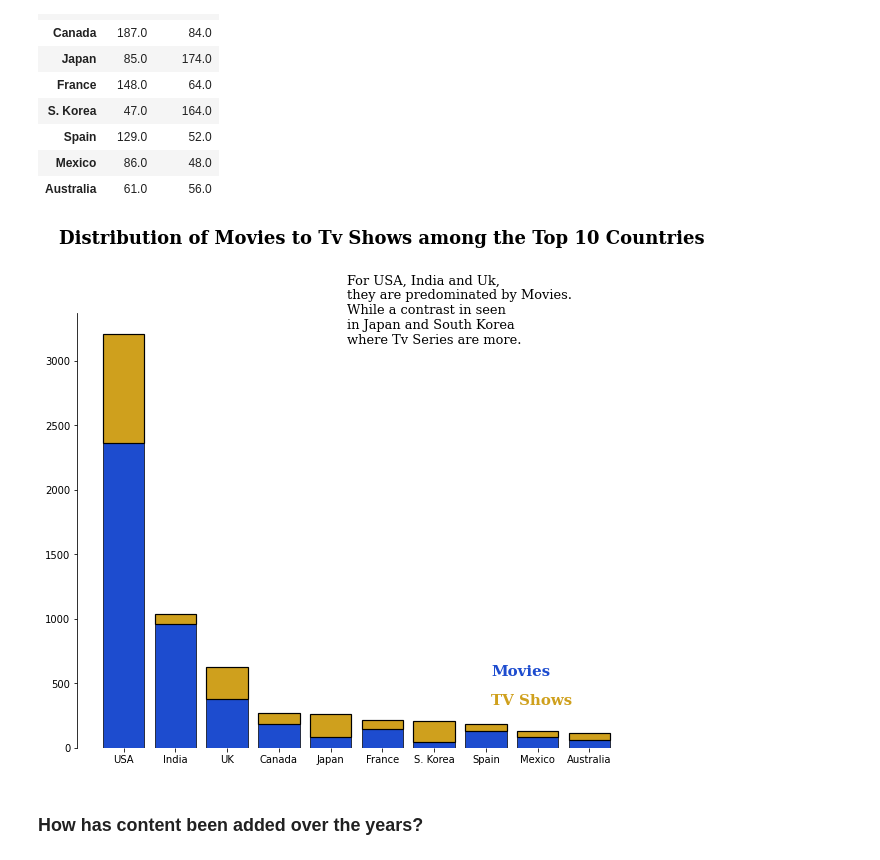
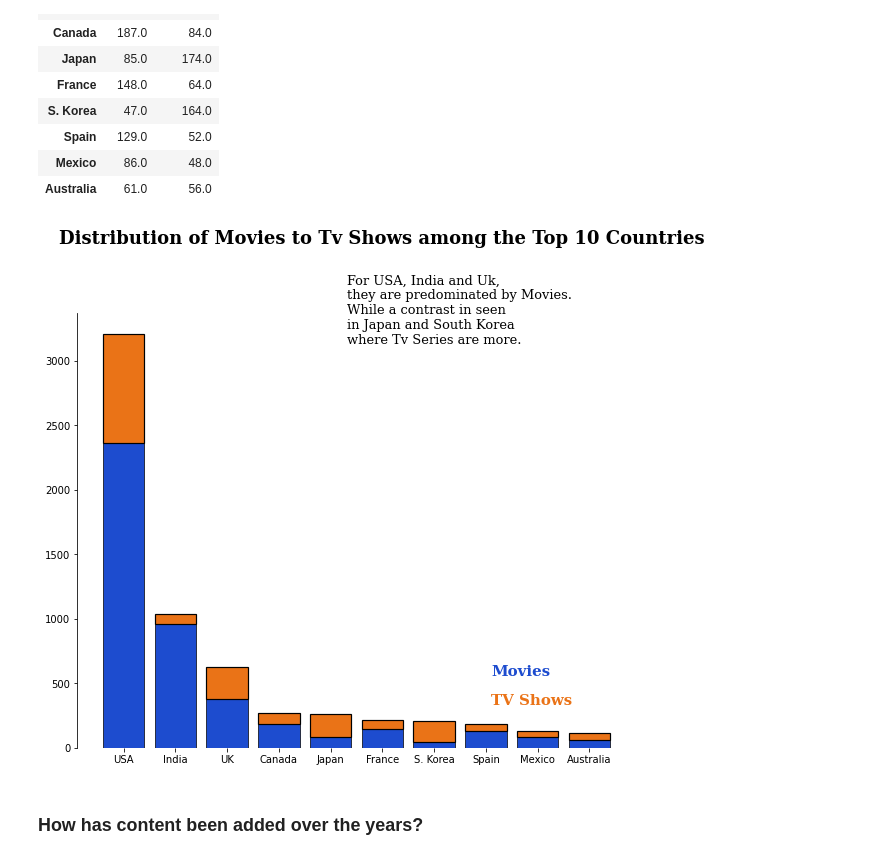
Before and after one commit to TheBlueZayn/Netflix-EDA, a Jupyter notebook: main.ipynb, the cells around one changed output. Drawn from its saved outputs; the diff is of its cells as text; code cells hidden in the pictures.

```diff
--- a/main.ipynb
+++ b/main.ipynb
@@ -483,22 +483,23 @@ data_var
 # %%
 fig,ax = plt.subplots(figsize=(10,8))
 ax.bar(data_var.index, data_var["Movie"], color="#1d4ccf", edgecolor='k', linewidth=0.7)
-ax.bar(data_var.index, data_var["TV Show"], bottom=data_var["Movie"], color="#CFA01D", edgecolor='k', linewidth=1.2)
+ax.bar(data_var.index, data_var["TV Show"], bottom=data_var["Movie"], color="#EA7317", edgecolor='k', linewidth=1.2)
+
 
 for s in ("top", "right", "bottom"):
     ax.spines[s].set_visible(False)
 fig.text(0.1, 1, "Distribution of Movies to Tv Shows among the Top 10 Countries", fontsize=18, fontweight="semibold", fontfamily="serif")
 fig.text(0.5, 0.8, """
 For USA, India and Uk,
 they are predominated by Movies.
 While a contrast in seen
 in Japan and South Korea
 where Tv Series are more.
 """, fontsize=13, fontweight="light", fontfamily="serif")
 fig.text(0.7, 0.25, "Movies", fontsize=15, fontweight="bold", fontfamily="serif", color="#1d4ccf")
-fig.text(0.7, 0.2, "TV Shows", fontsize=15, fontweight="bold", fontfamily="serif", color="#CFA01D");
+fig.text(0.7, 0.2, "TV Shows", fontsize=15, fontweight="bold", fontfamily="serif", color="#EA7317");
 # %% [output]
-[figure, old version]
+[figure, new version]
 # %% [markdown]
 ### How has content been added over the years?
 # %%
```
Also changed, not shown: parts of 2 cells of this notebook.
